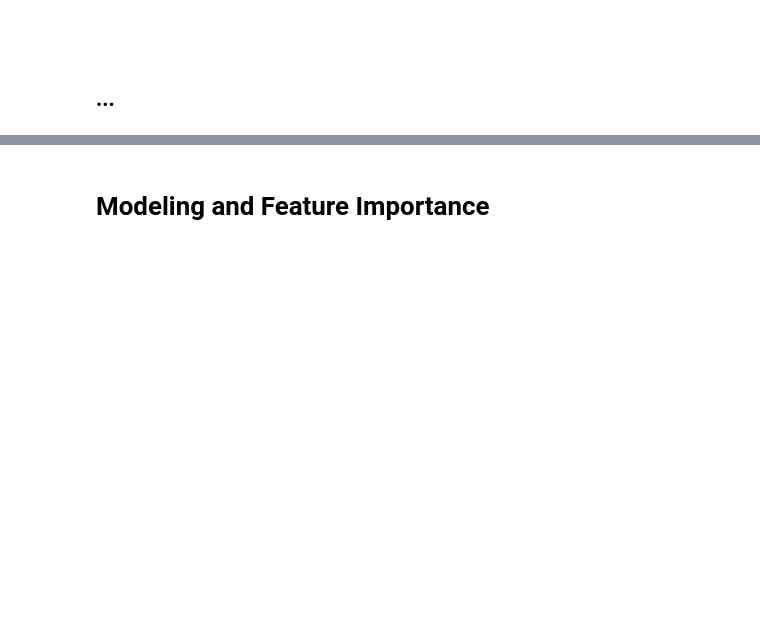
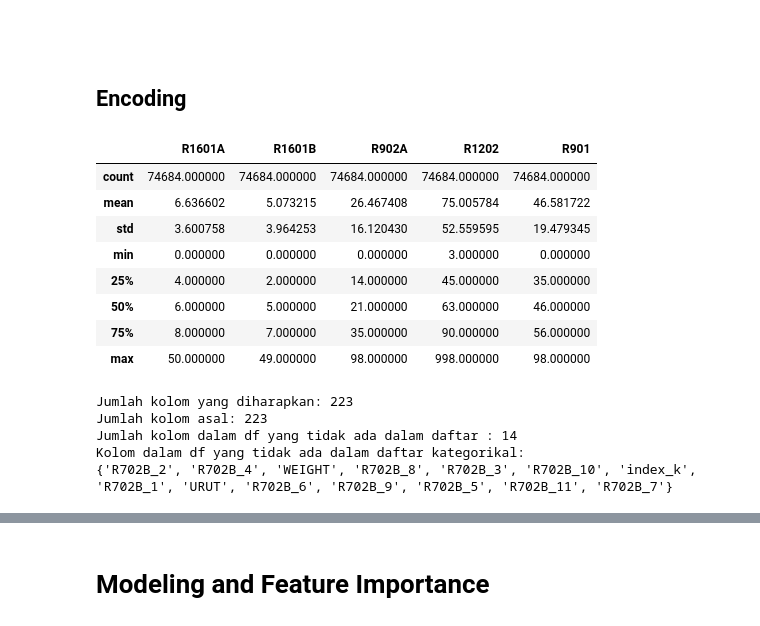
Before and after one commit to daniferdinandall/feature-selection-happiness-survey, a Jupyter notebook: all.ipynb, the cells around one changed output, grey strips where cells are left out. Saved outputs shown, nothing was run; the diff lists cells and outputs as text; code cells hidden in the pictures; blank space fills up the shorter version.

```diff
--- a/all.ipynb
+++ b/all.ipynb
@@ -749,4 +724,4 @@ Name: count, dtype: int64
 # %% [markdown]
 ##
 # %% [markdown]
-## ...
+## Encoding
@@ -752,0 +796,33 @@ Name: count, dtype: int64
+# %%
+df[kolomnominal].describe()
+# %% [output]
+|  | R1601A | R1601B | R902A | R1202 | R901 |
+| count | 74684.000000 | 74684.000000 | 74684.000000 | 74684.000000 | 74684.000000 |
+| mean | 6.636602 | 5.073215 | 26.467408 | 75.005784 | 46.581722 |
+| std | 3.600758 | 3.964253 | 16.120430 | 52.559595 | 19.479345 |
+| min | 0.000000 | 0.000000 | 0.000000 | 3.000000 | 0.000000 |
+| 25% | 4.000000 | 2.000000 | 14.000000 | 45.000000 | 35.000000 |
+| 50% | 6.000000 | 5.000000 | 21.000000 | 63.000000 | 46.000000 |
+| 75% | 8.000000 | 7.000000 | 35.000000 | 90.000000 | 56.000000 |
+| max | 50.000000 | 49.000000 | 98.000000 | 998.000000 | 98.000000 |
+# %%
+# Gabungkan semua kolom yang diharapkan (nominal + ordinal)
+kolom_diharapkan = set(kolom_kategorikal_nominal + kolom_kategorikal_ordinal + kolom_biner + kolom_kategorikal_encoded + kolomnominal + kolomscoring)
+print("Jumlah kolom yang diharapkan:", len(kolom_diharapkan))
+print("Jumlah kolom asal:", len(df.columns))
+# Ambil kolom yang ada di df
+kolom_df = set(df.columns)
+
+# Cari kolom yang ada di df tetapi tidak ada dalam daftar kolom_kategorikal
+kolom_tambahan = kolom_df - kolom_diharapkan
+
+# Tampilkan kolom tersebut
+print("Jumlah kolom dalam df yang tidak ada dalam daftar :", len(kolom_tambahan))
+print("Kolom dalam df yang tidak ada dalam daftar kategorikal:")
+print(kolom_tambahan)
+# %% [output]
+Jumlah kolom yang diharapkan: 223
+Jumlah kolom asal: 223
+Jumlah kolom dalam df yang tidak ada dalam daftar : 14
+Kolom dalam df yang tidak ada dalam daftar kategorikal:
+{'R702B_2', 'R702B_4', 'WEIGHT', 'R702B_8', 'R702B_3', 'R702B_10', 'index_k', 'R702B_1', 'URUT', 'R702B_6', 'R702B_9', 'R702B_5', 'R702B_11', 'R702B_7'}
```
Also changed, not shown: parts of 59 cells of this notebook, 27 other files.
